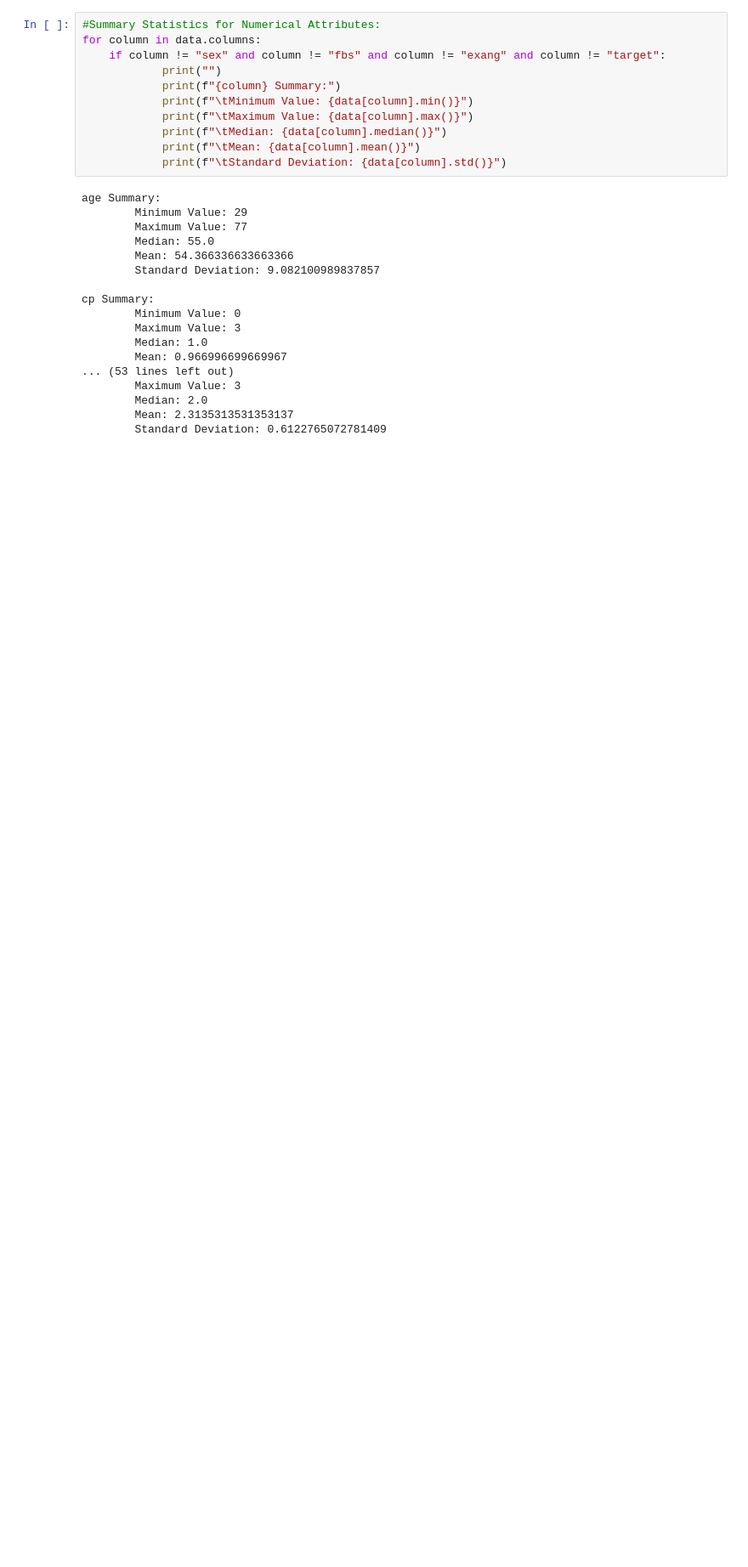
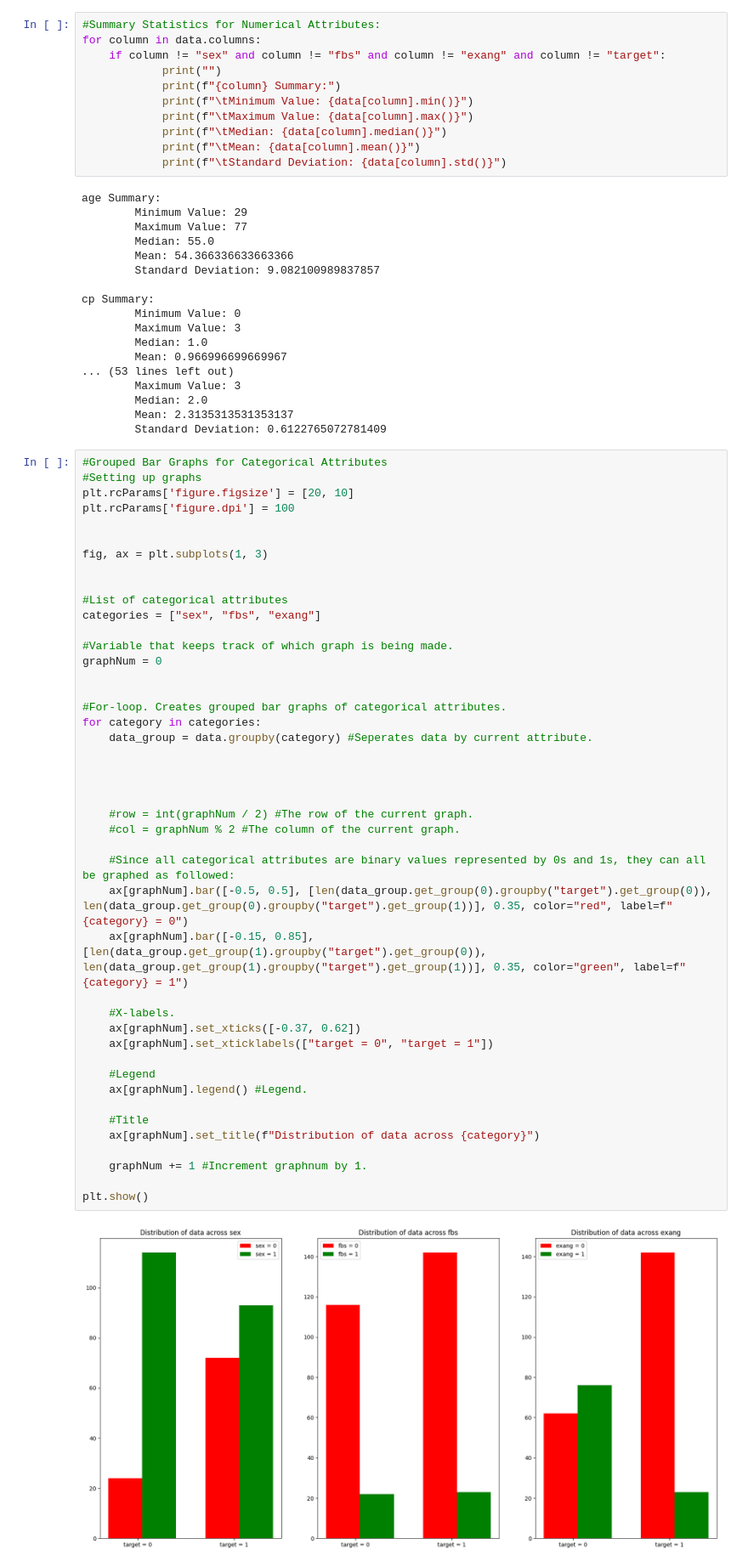
Before and after one commit to Edric456/CSCI-3360-Data-Science---Heart-Disease-Analysis, a Jupyter notebook: Heart Disease Analysis - Processing .ipynb, the cells around one changed output. Shown at 85% size. Cells and saved outputs as stored; diff of their text form; blank space fills up the shorter version.

Commit message:
Added bar graphs and histograms. Split data too.

```diff
--- a/Heart Disease Analysis - Processing .ipynb
+++ b/Heart Disease Analysis - Processing .ipynb
@@ -70,3 +72,49 @@ cp Summary:
         Median: 2.0
         Mean: 2.3135313531353137
         Standard Deviation: 0.6122765072781409
+# %%
+#Grouped Bar Graphs for Categorical Attributes
+#Setting up graphs
+plt.rcParams['figure.figsize'] = [20, 10]
+plt.rcParams['figure.dpi'] = 100
+
+
+fig, ax = plt.subplots(1, 3)
+
+
+#List of categorical attributes
+categories = ["sex", "fbs", "exang"]
+
+#Variable that keeps track of which graph is being made.
+graphNum = 0
+
+
+#For-loop. Creates grouped bar graphs of categorical attributes.
+for category in categories:
+    data_group = data.groupby(category) #Seperates data by current attribute.
+
+
+
+
+    #row = int(graphNum / 2) #The row of the current graph.
+    #col = graphNum % 2 #The column of the current graph.
+
+    #Since all categorical attributes are binary values represented by 0s and 1s, they can all be graphed as followed:
+    ax[graphNum].bar([-0.5, 0.5], [len(data_group.get_group(0).groupby("target").get_group(0)), len(data_group.get_group(0).groupby("target").get_group(1))], 0.35, color="red", label=f"{category} = 0")
+    ax[graphNum].bar([-0.15, 0.85], [len(data_group.get_group(1).groupby("target").get_group(0)), len(data_group.get_group(1).groupby("target").get_group(1))], 0.35, color="green", label=f"{category} = 1")
+
+    #X-labels.
+    ax[graphNum].set_xticks([-0.37, 0.62])
+    ax[graphNum].set_xticklabels(["target = 0", "target = 1"])
+
+    #Legend
+    ax[graphNum].legend() #Legend.
+
+    #Title
+    ax[graphNum].set_title(f"Distribution of data across {category}")
+
+    graphNum += 1 #Increment graphnum by 1.
+
+plt.show()
+# %% [output]
+[figure, added]
```
Also changed, not shown: parts of 5 cells of this notebook.
